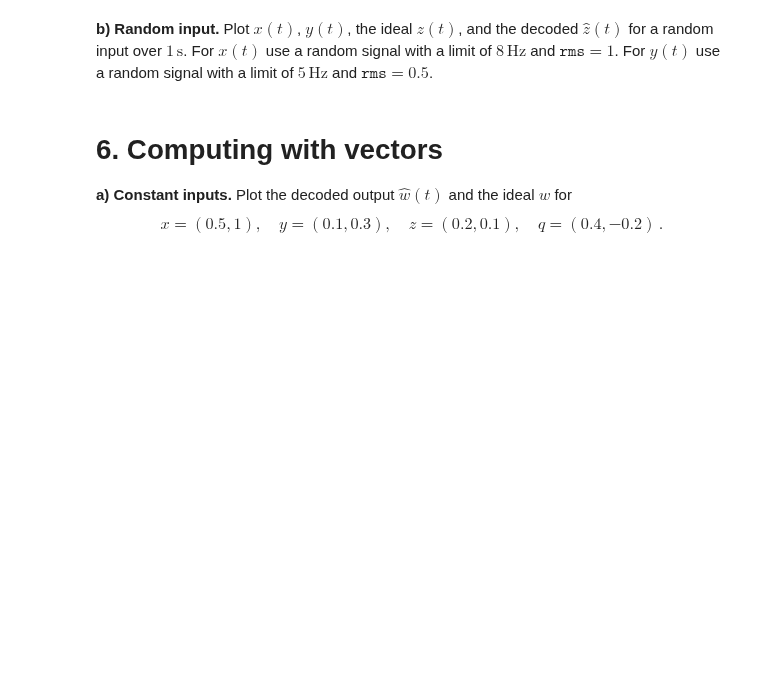
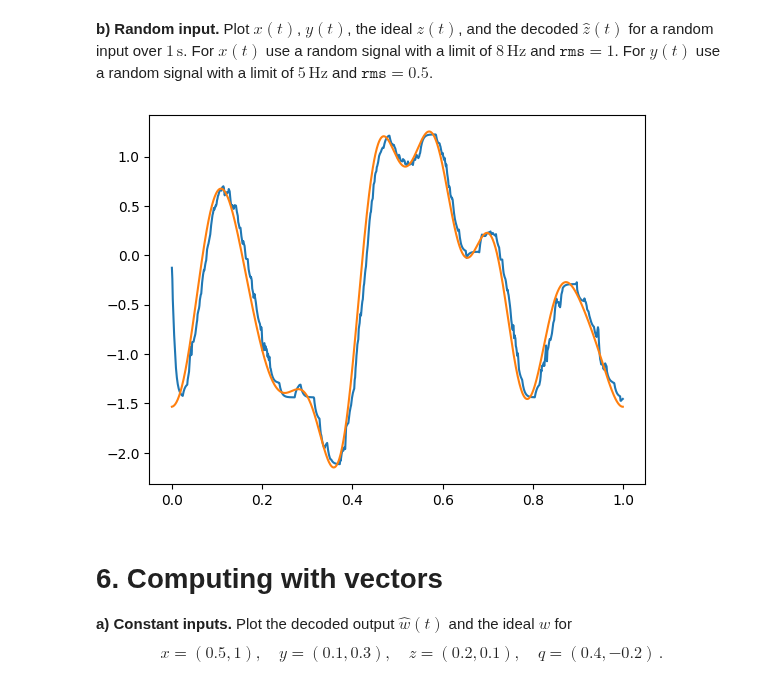
Before and after one commit to joshzwiebel/syde556-f22, a Jupyter notebook: assignments/assignment_03/syde556_assignment_03_template.ipynb, the cells around one changed output. Cells and saved outputs as stored; diff of their text form; code cells hidden in the pictures; blank space fills up the shorter version.

```diff
--- a/assignments/assignment_03/syde556_assignment_03_template.ipynb
+++ b/assignments/assignment_03/syde556_assignment_03_template.ipynb
@@ -488,3 +519,50 @@ The results do match the ideal output. The deviations are due to the causality i
+# %%
+def x_func(x):
+    return 0.5*x
+
+
+def y_func(t):
+    return 2*t
+
+
+def q5_b():
+    x_orig = generate_signal(1, 1e-3, 1, 8, 800)[1]
+    t, input, total_spikes, volts = get_spikes_random_neurons(x_orig, 200)
+    h = post_synaptic_current(np.arange(0, 1, 0.001))
+    A = np.zeros(total_spikes.shape)
+    for i, row in enumerate(total_spikes):
+	    A[i] = convolution(row, h)
+    func_input = x_func(input)
+    D, A = compute_decoder_noise(A, func_input)
+    xhat = np.dot(D, A)
+    y_orig = generate_signal(1, 1e-3, 0.5, 5, 123)[1]
+    t, input, total_spikes, volts = get_spikes_random_neurons(y_orig, 200)
+    h = post_synaptic_current(np.arange(0, 1, 0.001))
+    A = np.zeros(total_spikes.shape)
+    for i, row in enumerate(total_spikes):
+        A[i] = convolution(row, h)
+    func_input = y_func(input)
+    D, A = compute_decoder_noise(A, func_input)
+    yhat = np.dot(D, A)
+
+    z_orig = yhat+xhat
+    t, input, total_spikes, volts = get_spikes_random_neurons(z_orig, 200)
+    h = post_synaptic_current(np.arange(0, 1, 0.001))
+    A = np.zeros(total_spikes.shape)
+    for i, row in enumerate(total_spikes):
+        A[i] = convolution(row, h)
+    D, A = compute_decoder_noise(A, input)
+    zhat = np.dot(D, A)
+    plt.plot(t, zhat)
+    plt.plot(t,x_func(x_orig)+y_func(y_orig))
+
+
+
+
+
+q5_b()
+# %% [output]
+[figure, added]
 # %% [markdown]
 # 6. Computing with vectors
 
```
Also changed, not shown: parts of 15 cells of this notebook.
